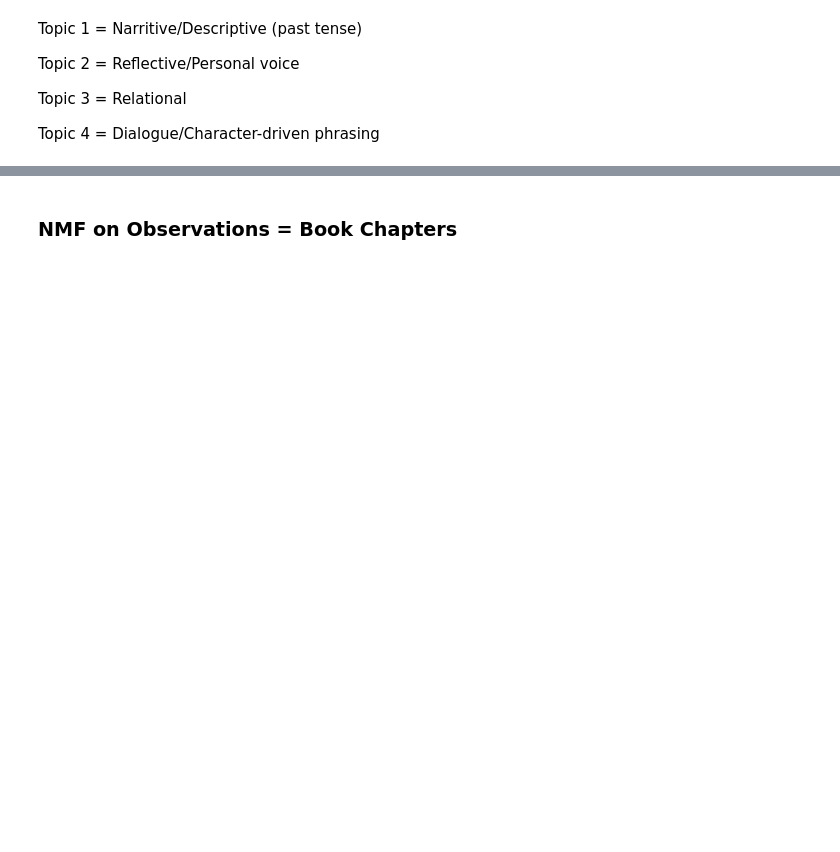
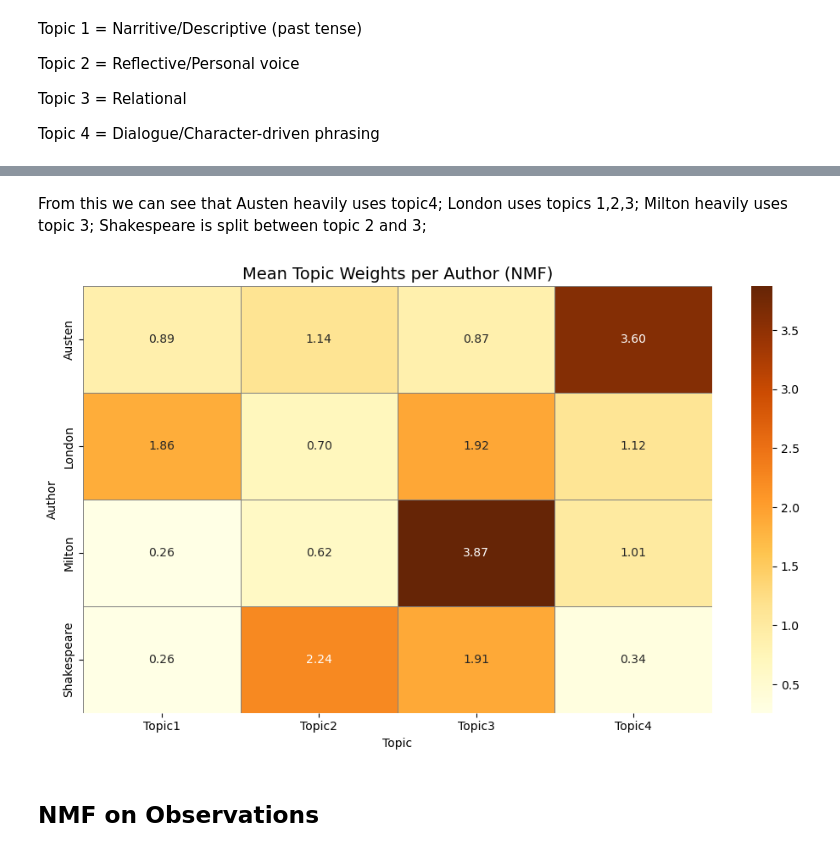
Before and after one commit to dimitris-markopoulos/Machine-Learning, a Jupyter notebook: Unsupervised Learning/Author Clustering/1_NMF.ipynb, the cells around one changed output, grey strips where cells are left out. Saved outputs shown, nothing was run; the diff lists cells and outputs as text; code cells hidden in the pictures; blank space fills up the shorter version.

```diff
--- a/Unsupervised Learning/Author Clustering/1_NMF.ipynb
+++ b/Unsupervised Learning/Author Clustering/1_NMF.ipynb
@@ -73,0 +70,6 @@ W_df
+# %%
+# Turn H into a Dataframe with labels
+H_df = pd.DataFrame(H)
+H_df.columns = X_transpose.columns
+H_df.index = [f'Topic{i}' for i in range(1,k+1)]
+H_df
@@ -154,0 +145,4 @@ plt.show()
+# %%
+chapter_topic_df = H_df.T  # shape: (chapters × topics)
+chapter_topic_df["Author"] = df['Author'].values
+chapter_topic_df
@@ -154,0 +163,8 @@ plt.show()
+# %%
+# which author uses which topic more
+
+author_topic_means = chapter_topic_df.groupby("Author").mean()
+index_ = list(author_topic_means.index)
+author_topic_means = author_topic_means.reset_index(drop=True)
+author_topic_means.index = index_
+author_topic_means
@@ -155,5 +177,24 @@ plt.show()
+# %% [markdown]
+From this we can see that Austen heavily uses topic4; London uses topics 1,2,3; Milton heavily uses topic 3; Shakespeare is split between topic 2 and 3;
+# %%
+# Visualize these results
+
+plt.figure(figsize=(10, 6))
+sns.heatmap(author_topic_means, annot=True, fmt=".2f", cmap="YlOrBr",
+            linewidths=0.5, linecolor='gray')
+
+plt.title("Mean Topic Weights per Author (NMF)", fontsize=14)
+plt.xlabel("Topic")
+plt.ylabel("Author")
+plt.tight_layout()
+
+# plt.savefig("author_topic_heatmap.png", dpi=300)
+
+plt.show()
+# %% [output]
+[figure, added]
 # %% [markdown]
-### NMF on Observations = Book Chapters
+## NMF on Observations
 # %%
 # Add a small constant to avoid zeros (NMF needs non-negative data)
 X_nmf = X + 1e-6
```
Also changed, not shown: parts of 17 cells of this notebook.
